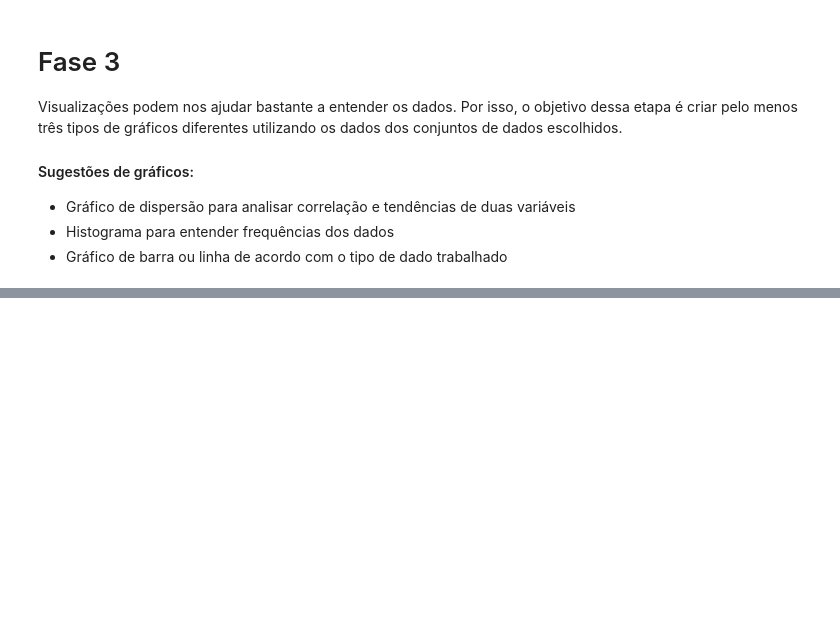
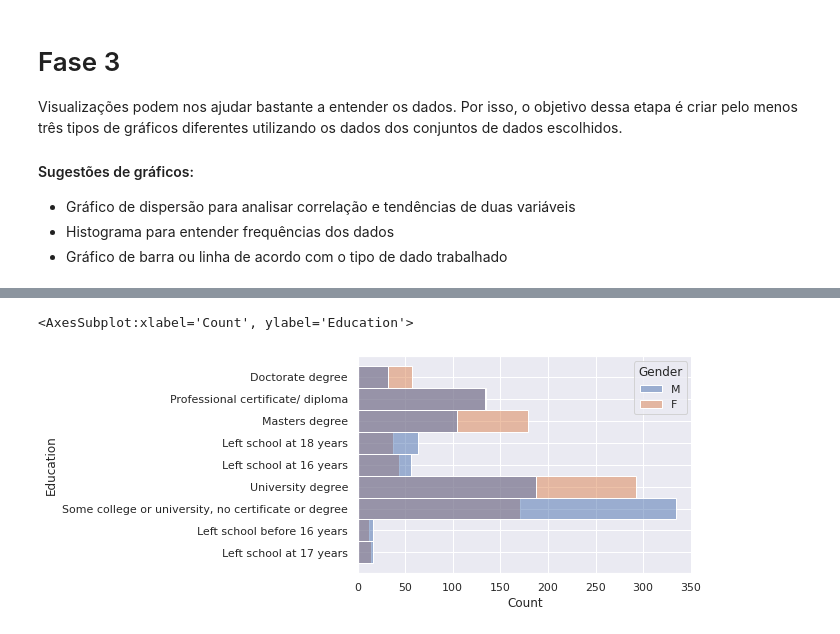
Before and after one commit to DevNataneto/ProjetoCDIA, a Jupyter notebook: datavis.ipynb, the cells around one changed output, grey strips where cells are left out. Cells and saved outputs as stored; diff of their text form; code cells hidden in the pictures; blank space fills up the shorter version.

```diff
--- a/datavis.ipynb
+++ b/datavis.ipynb
@@ -30,0 +47,5 @@ df
+# %%
+sns.histplot(y = df_means['Education'], hue = df_means['Gender'], alpha = .5)
+# %% [output]
+<AxesSubplot:xlabel='Count', ylabel='Education'>
+[figure, added]
```
Also changed, not shown: parts of 15 cells of this notebook.
